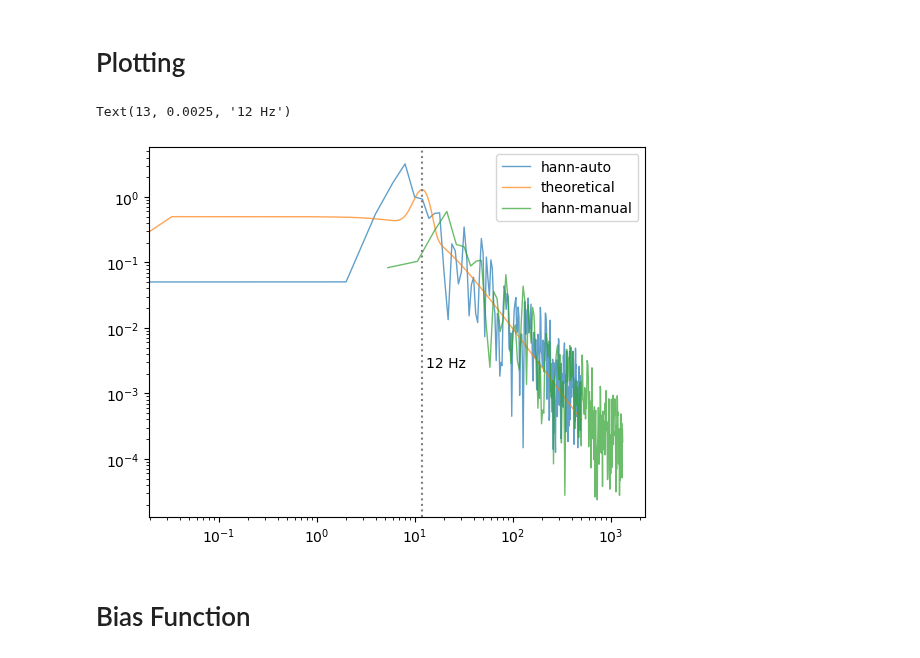
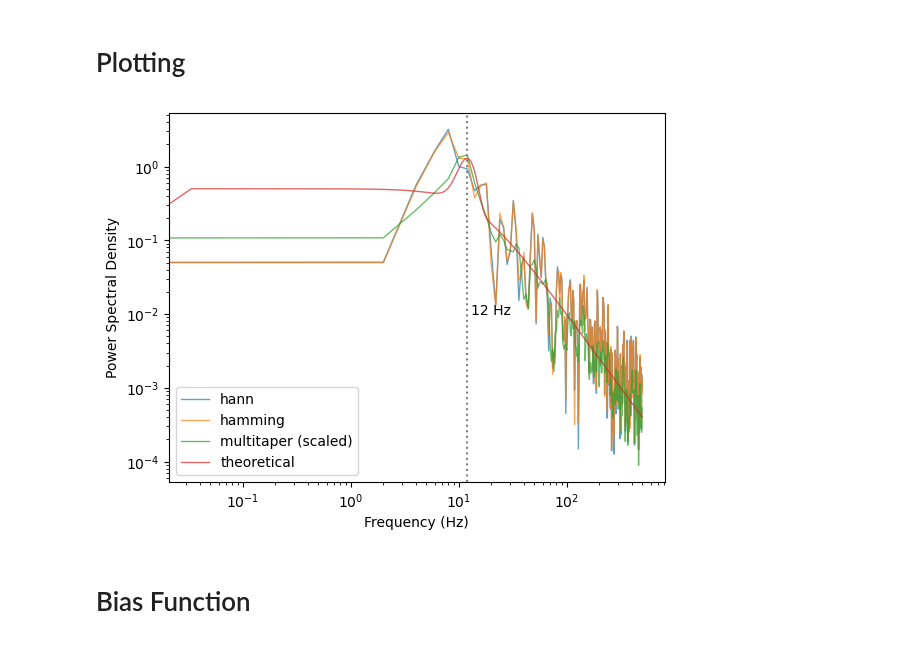
Before and after one commit to anika-kum/spectral-analysis-comparison, a Jupyter notebook: uh_oh.ipynb, the cells around one changed output. Drawn from its saved outputs; the diff is of its cells as text; code cells hidden in the pictures.

```diff
--- a/uh_oh.ipynb
+++ b/uh_oh.ipynb
@@ -123,33 +58,26 @@ def multitaper(signal, window_length, fs=1000, TW=1, K=1): # only TW and Window
 # %% [markdown]
 # Plotting
 # %%
-window_length = 0.5 # in seconds
+window_length = 0.5 # change window length
 
-freq_hann, psd_hann = single_taper_psd(data_td, window_length, 'hann')
-freq_hamming, psd_hamming = single_taper_psd(data_td, window_length, 'hamming')
-freq_mt, psd_mt = multitaper_psd(data_td, window_length, TW = 1)
-freq_theo, psd_theo = data_fd.frequencies, data_fd.combined_spectrum
+freq_hann, psd_hann = single_taper_psd(data_td, window_length_sec=window_length, taper_shape='hann')
+freq_hamming, psd_hamming = single_taper_psd(data_td, window_length_sec=window_length, taper_shape='hamming')
+freq_mt, psd_mt = multitaper_psd(data_td, window_length_sec=window_length, TW=2)
 
-plt.loglog(freq_hann, psd_hann, linewidth=1, alpha=0.7, label='hann-auto')
-#plt.loglog(freq_hamming, psd_hamming, linewidth=1, alpha=0.7, label='hamming')
-#plt.loglog(freq_mt, psd_mt, linewidth=1, alpha=0.7, label='multitaper')
-plt.loglog(freq_theo, psd_theo, linewidth=1, alpha=0.7, label='theoretical')
-
-freq_hann, psd_hann = single_taper_no_welch(data_td, window_length=window_length, taper_shape='hann')
-freq_hamming, psd_hamming = single_taper_no_welch(data_td, window_length=window_length, taper_shape='hamming')
-freq_mt, psd_mt = multitaper(data_td, window_length=window_length, TW=2)
-
-plt.loglog(freq_hann, psd_hann, linewidth=1, alpha=0.7, label='hann-manual')
-#plt.loglog(freq_hamming, psd_hamming, linewidth=1, alpha=0.7, label='hamming')
-#plt.loglog(freq_mt, psd_mt, linewidth=1, alpha=0.7, label='multitaper (scaled)')
-
-plt.legend()
+plt.loglog(freq_hann, psd_hann, linewidth=1, alpha=0.7, label='hann')
+plt.loglog(freq_hamming, psd_hamming, linewidth=1, alpha=0.7, label='hamming')
+plt.loglog(freq_mt, psd_mt, linewidth=1, alpha=0.7, label='multitaper (scaled)')
+plt.plot(data_fd.frequencies, data_fd.combined_spectrum, linewidth=1, alpha=0.7, label='theoretical')
 
 plt.axvline(x=12, color='gray', linestyle=':', linewidth=1.5)
-plt.text(13, 0.0025,'12 Hz')
+plt.text(13, 0.01,'12 Hz')
+
+plt.xlabel('Frequency (Hz)')
+plt.ylabel('Power Spectral Density')
+plt.legend()
+plt.show()
 # %% [output]
-Text(13, 0.0025, '12 Hz')
-[figure, old version]
+[figure, new version]
 # %% [markdown]
 # Bias Function
 # %%
```
Also changed, not shown: parts of 1 cell of this notebook, 3 other files.
